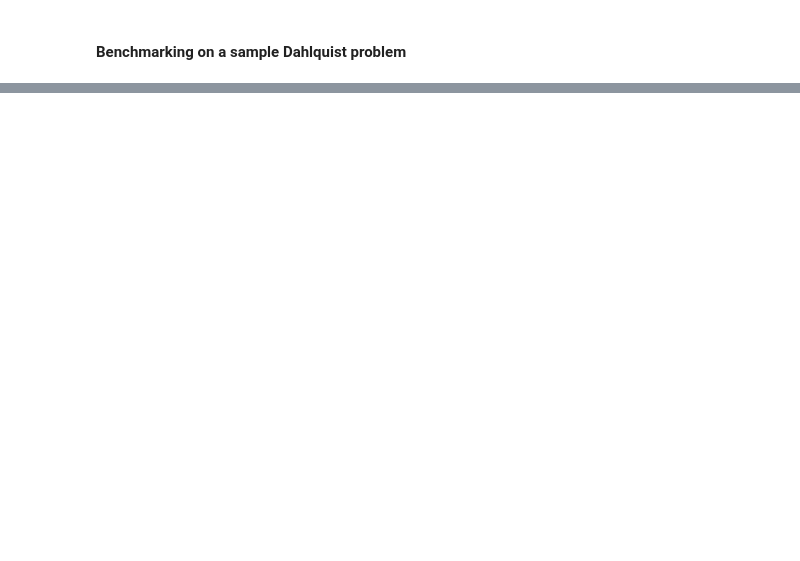
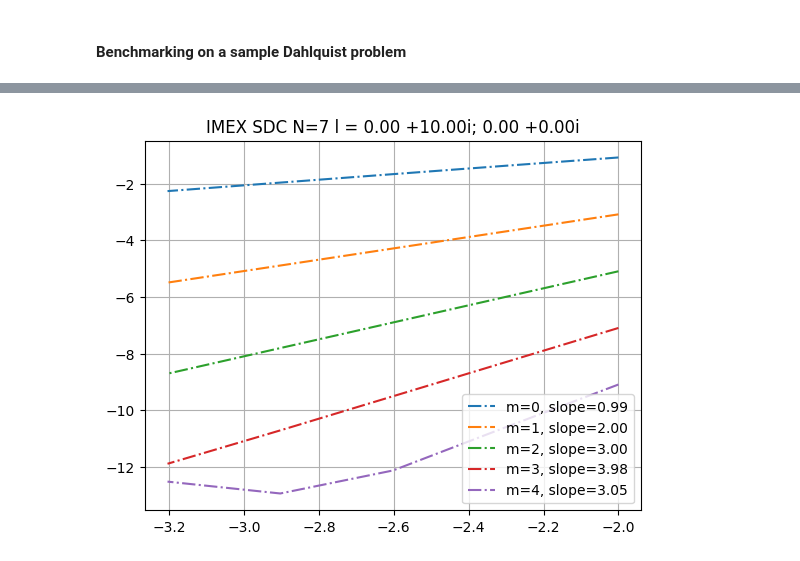
Before and after one commit to BoriskovaLiza/masterarbeit, a Jupyter notebook: prototype/convergence_rates.ipynb, the cells around one changed output, grey strips where cells are left out. Drawn from its saved outputs; the diff is of its cells as text; code cells hidden in the pictures; blank space fills up the shorter version.

```diff
--- a/prototype/convergence_rates.ipynb
+++ b/prototype/convergence_rates.ipynb
@@ -55 +76,18 @@ plt.grid()
+# %%
+l1, l2 = 0. + 10.j, 0.j
+N, M, folds = 7, 5, 5
+fn = lambda x : x * l2
+
+errors = np.zeros((M, folds), dtype="complex128")
+
+for m in range(M):
+    errors[m], tau = mySDC.benchmark(mySDC.IMEXSDC, (N, m, t, u0, [l1, fn]), lambda tt: np.exp((l1 + l2) * tt), folds, False)
+    # plot slopes
+    slope, _ = np.polyfit(np.log10(tau), np.log10(errors[m]), 1)
+    plt.plot(np.log10(tau), np.log10(errors[m]), label='m=%d, slope=%.2f' % (m, slope.real), linestyle="-.")
+plt.title('IMEX SDC N=%d l = %.2f %+.2fi; %.2f %+.2fi' % (N, l1.real, l1.imag, l2.real, l2.imag))
+plt.legend()
+plt.grid()
+# %% [output]
+[figure, added]
 # %%
```
Also changed, not shown: parts of 8 cells of this notebook.
